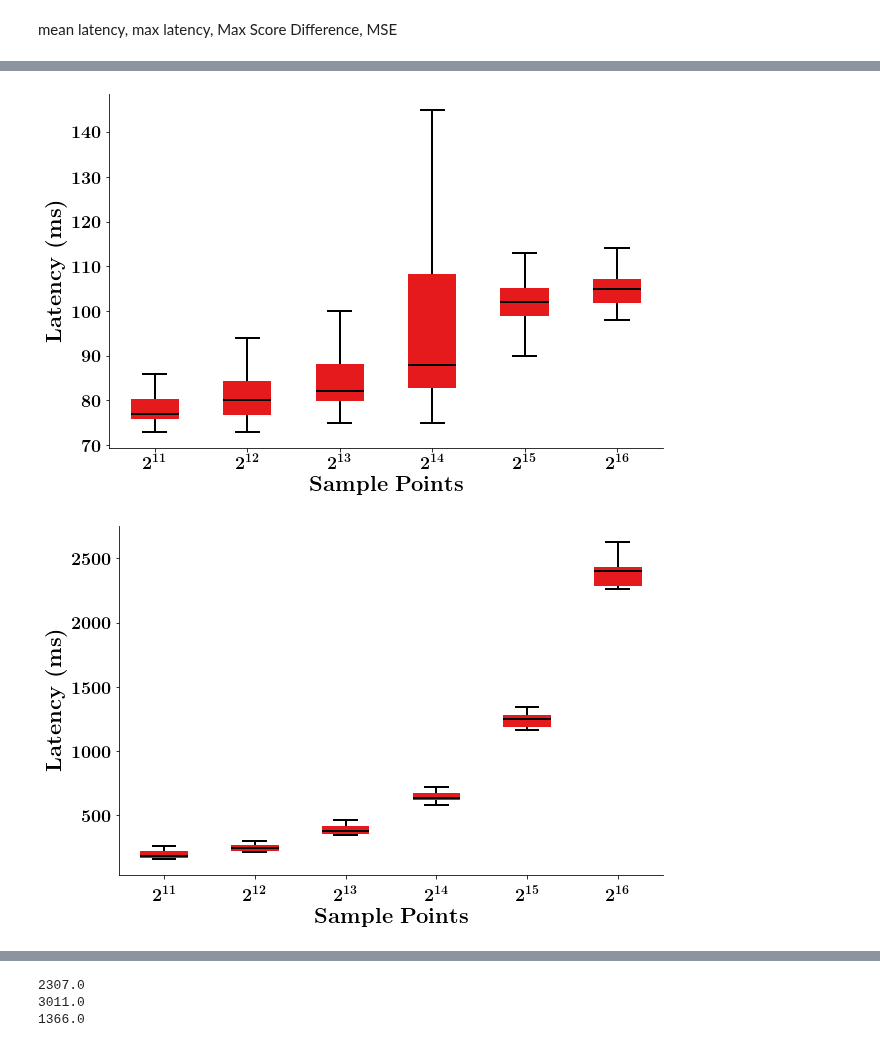
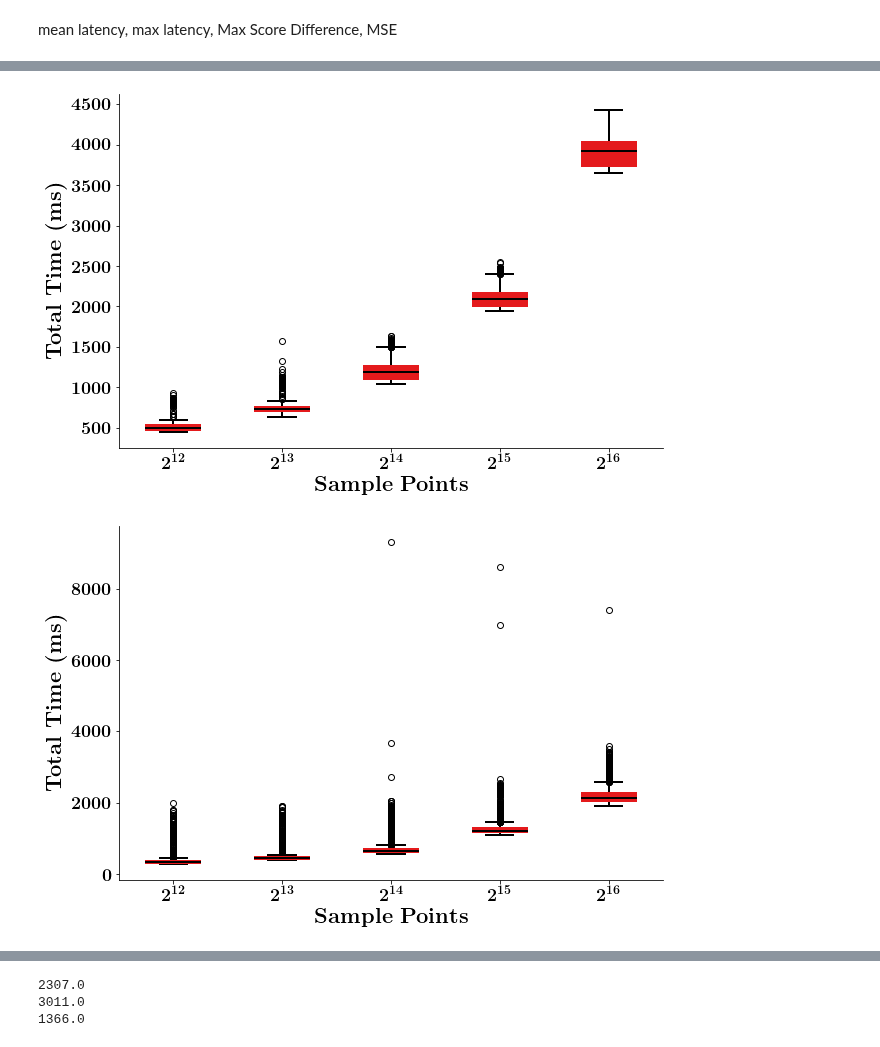
Before and after one commit to danielnewman09/Dissertation, a Jupyter notebook: Dissertation-Notebooks/Chapter-5/Latency_Analysis.ipynb, the cells around one changed output, grey strips where cells are left out. Drawn from its saved outputs; the diff is of its cells as text; code cells hidden in the pictures.

Commit message:
latency plotting violin stuff

```diff
--- a/Dissertation-Notebooks/Chapter-5/Latency_Analysis.ipynb
+++ b/Dissertation-Notebooks/Chapter-5/Latency_Analysis.ipynb
@@ -23,24 +23,25 @@ print(mpl.__version__)
 # %% [output]
 3.2.1
 # %%
-inferenceLocations = ['Beaglebone']
-vibSamples = ['2048','4096','8192','16384','32768','65536']
-vibSampleLabels = [r'$2^{11}$',r'$2^{12}$',r'$2^{13}$',r'$2^{14}$',r'$2^{15}$',r'$2^{16}$']
+inferenceLocations = ['Beaglebone','Pocketbeagle','Amazon-EC2']
+vibSamples = ['4096','8192','16384','32768','65536']
+vibSampleLabels = [r'$2^{12}$',r'$2^{13}$',r'$2^{14}$',r'$2^{15}$',r'$2^{16}$']
 
 basePath = 'Edge-Device-Latency/'
 modelId = 'CNN-AE-Lite'
-deviceId = 'Pocketbeagle'
+deviceId = 'Amazon-EC2'
 numSamples = 1000
 numColumns = 3
 
-latencyVals = np.zeros((numSamples,numColumns,len(vibSamples)))
+latencyVals = np.zeros((numSamples,len(inferenceLocations),len(vibSamples)))
 columns = None
 # %%
 for i in range(len(vibSamples)):
-    thisDF = pd.read_csv(basePath + deviceId +'_' + modelId + '_' + vibSamples[i] + '.csv')
+    for j in range(len(inferenceLocations)):
+        thisDF = pd.read_csv(basePath + inferenceLocations[j] +'_' + modelId + '_' + vibSamples[i] + '.csv')
 
-    print(thisDF.values.shape)
+        print(thisDF.values.shape)
 
 
-    latencyVals[...,i] = thisDF.values[-1000:,:]
+        latencyVals[:,j,i] = np.sum(thisDF.values[-numSamples:,:],axis=1)
 # %% [output]
@@ -120,13 +269,23 @@ array(['#e41a1c', '#e41a1c', '#e41a1c', '#e41a1c', '#e41a1c'], dtype='<U7')
 # %%
-box_plot(latencyVals[:,0,:] - 2000,vibSampleLabels,savefig=True,filename=deviceId + '_SampleLatency_' + modelId,
-         template='Presentation',xlabel='Sample Points',color_order=np.zeros(6).astype(int))
-box_plot(latencyVals[:,1,:],vibSampleLabels,savefig=True,filename=deviceId + '_FeatureExtractLatency_' + modelId,
-         template='Presentation',xlabel='Sample Points',xtickpad=10,color_order=np.zeros(6).astype(int))
-box_plot(latencyVals[:,2,:],vibSampleLabels,savefig=True,filename=deviceId + '_ModelInferenceLatency_' + modelId,
-         template='Presentation',xlabel='Sample Points',color_order=np.zeros(6).astype(int))
+# box_plot(latencyVals[:,0,:] - 2000,vibSampleLabels,savefig=True,filename=deviceId + '_SampleLatency_' + modelId,
+#          template='Presentation',xlabel='Sample Points',color_order=np.zeros(6).astype(int))
+# box_plot(latencyVals[:,1,:],vibSampleLabels,savefig=True,filename=deviceId + '_FeatureExtractLatency_' + modelId,
+#          template='Presentation',xlabel='Sample Points',xtickpad=10,color_order=np.zeros(6).astype(int))
+# box_plot(latencyVals[:,2,:],vibSampleLabels,savefig=True,filename=deviceId + '_ModelInferenceLatency_' + modelId,
+#          template='Presentation',xlabel='Sample Points',color_order=np.zeros(6).astype(int))
 
-box_plot(latencyVals[:,1,:]+latencyVals[:,1,:]+latencyVals[:,2,:],vibSampleLabels,savefig=True,filename=deviceId + '_TotalLatency_' + modelId,
-         template='Presentation',xlabel='Sample Points',color_order=np.zeros(6).astype(int),ylabel='Total Time (ms)')
+box_plot(latencyVals[:,0,:] - 2000,vibSampleLabels,savefig=True,filename=inferenceLocations[0] + '_TotalLatency_' + modelId,
+         template='Presentation',xlabel='Sample Points',color_order=np.zeros(6).astype(int),ylabel='Total Time (ms)',
+         showfliers=True)
+
+
+box_plot(latencyVals[:,2,:] - 2000,vibSampleLabels,savefig=True,filename=inferenceLocations[0] + '_TotalLatency_' + modelId,
+         template='Presentation',xlabel='Sample Points',color_order=np.zeros(6).astype(int),ylabel='Total Time (ms)',
+         showfliers=True,plot_type='box')
+
+box_plot(latencyVals[:,1,:] - 2000,vibSampleLabels,savefig=True,filename=inferenceLocations[1] + '_TotalLatency_' + modelId,
+         template='Presentation',xlabel='Sample Points',color_order=np.zeros(6).astype(int),ylabel='Total Time (ms)',
+         showfliers=True)
 # %% [output]
-[figure, old version]
+[figure, new version]
-[figure, old version]
+[figure, new version]
```
Also changed, not shown: parts of 9 cells of this notebook, 10 other files.
